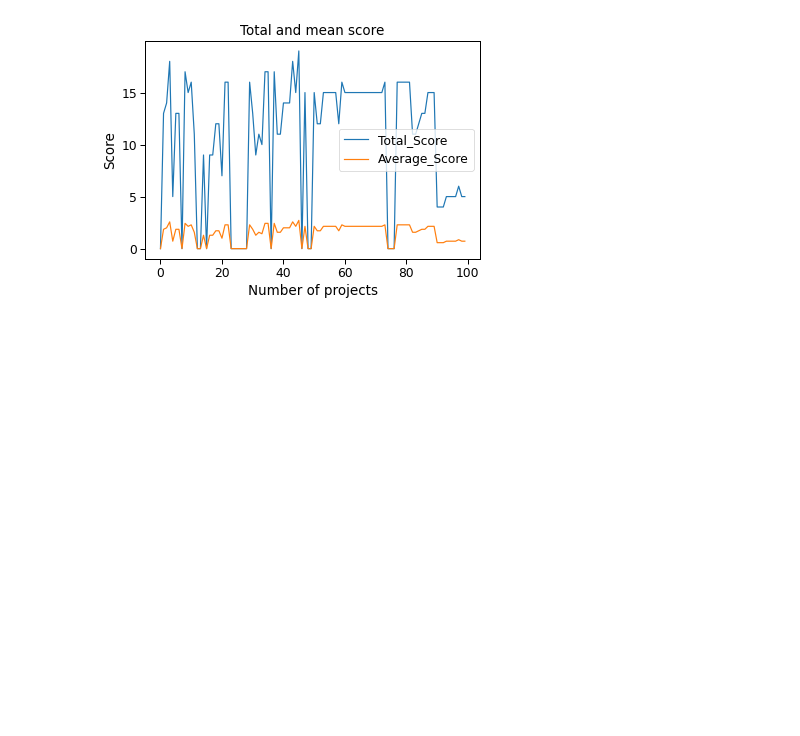
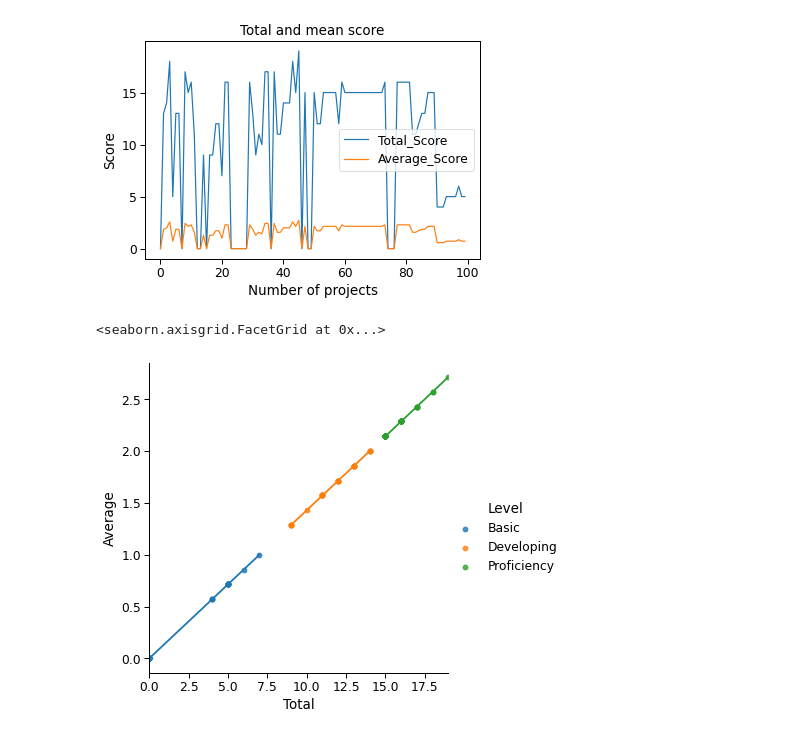
Before and after one commit to rcruiz/pruebaCT, a Jupyter notebook: Analisis.ipynb, the cells around one changed output. Drawn from its saved outputs; the diff is of its cells as text; code cells hidden in the pictures; blank space fills up the shorter version.

```diff
--- a/Analisis.ipynb
+++ b/Analisis.ipynb
@@ -730,3 +739,8 @@ plt.legend()
 plt.show()
 # %% [output]
 [figure]
+# %%
+sns.lmplot(data=df_analyzer, x="Total", y="Average", hue="Level")
+# %% [output]
+<seaborn.axisgrid.FacetGrid at 0x...>
+[figure, added]
```
Also changed, not shown: parts of 16 cells of this notebook.
